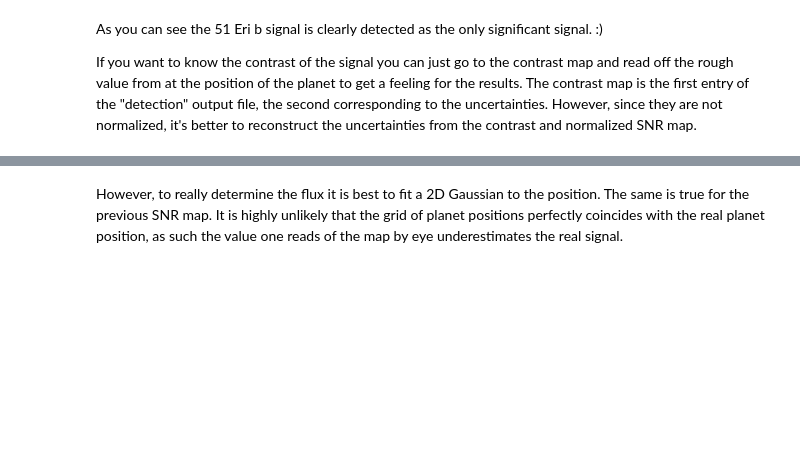
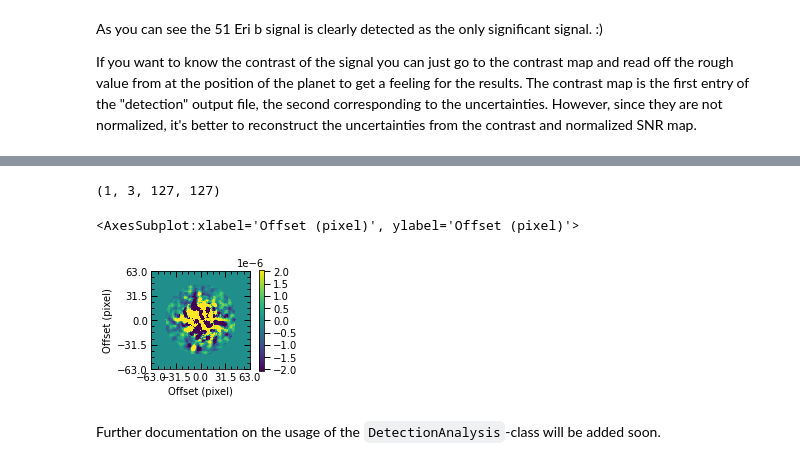
Before and after one commit to m-samland/trap, a Jupyter notebook: tutorial.ipynb, the cells around one changed output, grey strips where cells are left out. Saved outputs shown, nothing was run; the diff lists cells and outputs as text; code cells hidden in the pictures; blank space fills up the shorter version.

```diff
--- a/tutorial.ipynb
+++ b/tutorial.ipynb
@@ -182,2 +197,11 @@ findfont: Font family ['sans-serif'] not found. Falling back to DejaVu Sans.
-# %% [markdown]
-However, to really determine the flux it is best to fit a 2D Gaussian to the position. The same is true for the previous SNR map. It is highly unlikely that the grid of planet positions perfectly coincides with the real planet position, as such the value one reads of the map by eye underestimates the real signal.
+# %%
+analysis.detection_cube.shape
+# %% [output]
+(1, 3, 127, 127)
+# %%
+plot_scale(analysis.detection_cube[0,0], relative_to_center=True)
+# %% [output]
+<AxesSubplot:xlabel='Offset (pixel)', ylabel='Offset (pixel)'>
+[figure, added]
+# %% [markdown]
+Further documentation on the usage of the `DetectionAnalysis`-class will be added soon.
```
Also changed, not shown: parts of 15 cells of this notebook, 3 other files.
